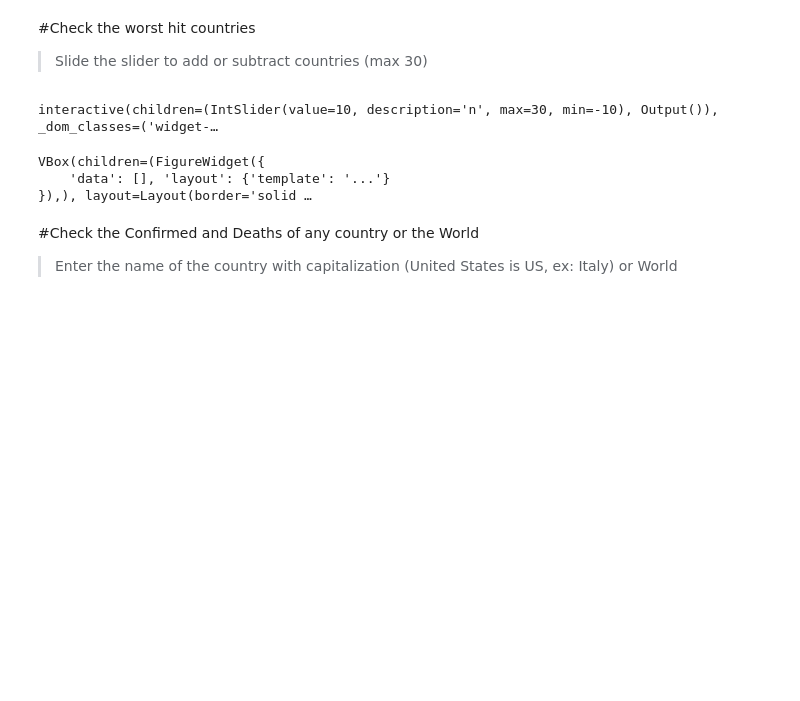
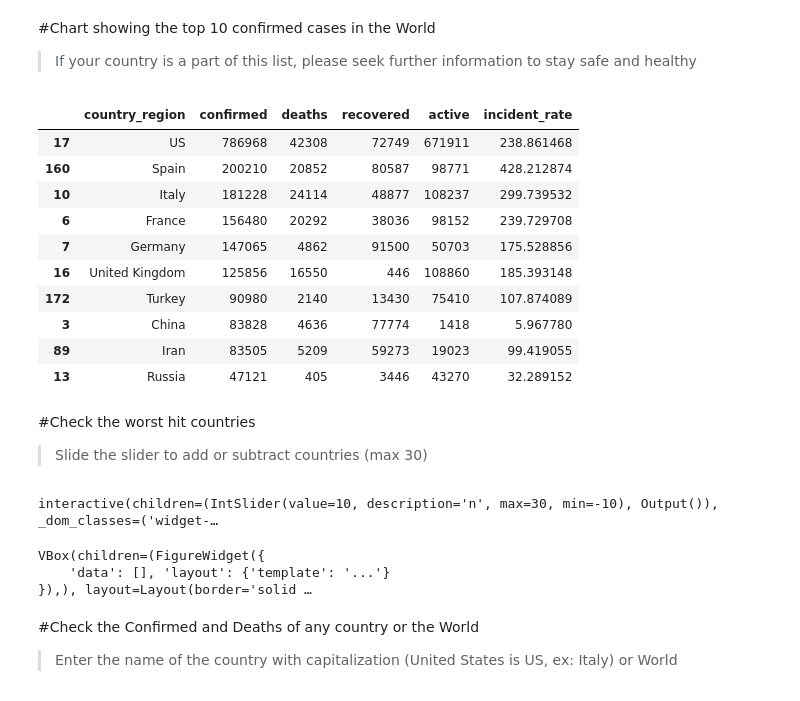
Before and after one commit to Khounborinn/TheLiuCrew, a Jupyter notebook: source/voilaMethod/covid_19.ipynb, the cells around one changed output. Cells and saved outputs as stored; diff of their text form; code cells hidden in the pictures; blank space fills up the shorter version.

```diff
--- a/source/voilaMethod/covid_19.ipynb
+++ b/source/voilaMethod/covid_19.ipynb
@@ -81,7 +87,9 @@ def highlight_col(x):
     g = 'background-color: grey'
 
     temp_df = pd.DataFrame('', index=x.index, columns = x.columns)
-    temp_df.iloc[:,4] = p
-    temp_df.iloc[:,5] = r
-    temp_df.iloc[:,6] = g
+    temp_df.iloc[:,1] = p
+    temp_df.iloc[:,2] = r
+    temp_df.iloc[:,3] = g
     return temp_df
+# %%
+chart_country_df = sorted_country_df[['country_region', 'confirmed', 'deaths', 'recovered', 'active', 'incident_rate']].head(10)
@@ -88,5 +98,20 @@ def highlight_col(x):
+# %% [markdown]
+#Chart showing the top 10 confirmed cases in the World
+>If your country is a part of this list, please seek further information to stay safe and healthy
 # %%
-#sorted_country_df.style.apply(highlight_col, axis = None)
+chart_country_df.style.apply(highlight_col, axis = None)
+# %% [output]
+|  | country_region | confirmed | deaths | recovered | active | incident_rate |
+| 17 | US | 786968 | 42308 | 72749 | 671911 | 238.861468 |
+| 160 | Spain | 200210 | 20852 | 80587 | 98771 | 428.212874 |
+| 10 | Italy | 181228 | 24114 | 48877 | 108237 | 299.739532 |
+| 6 | France | 156480 | 20292 | 38036 | 98152 | 239.729708 |
+| 7 | Germany | 147065 | 4862 | 91500 | 50703 | 175.528856 |
+| 16 | United Kingdom | 125856 | 16550 | 446 | 108860 | 185.393148 |
+| 172 | Turkey | 90980 | 2140 | 13430 | 75410 | 107.874089 |
+| 3 | China | 83828 | 4636 | 77774 | 1418 | 5.967780 |
+| 89 | Iran | 83505 | 5209 | 59273 | 19023 | 99.419055 |
+| 13 | Russia | 47121 | 405 | 3446 | 43270 | 32.289152 |
 # %% [markdown]
 #Check the worst hit countries
 >Slide the slider to add or subtract countries (max 30)
```
Also changed, not shown: parts of 7 cells of this notebook.
